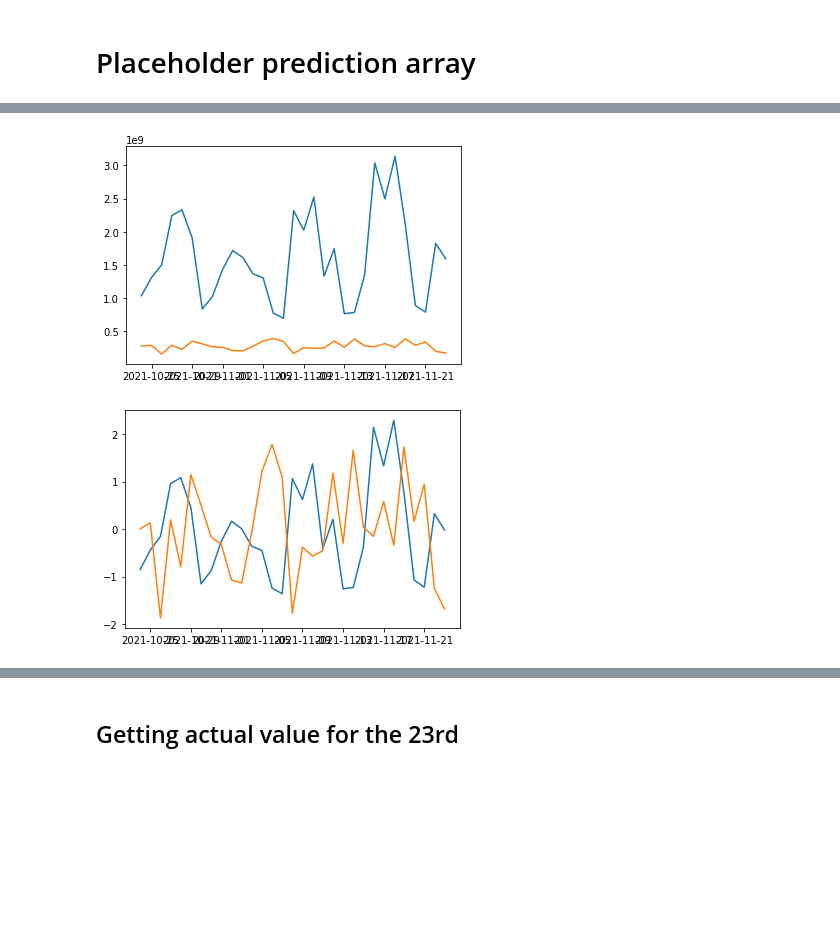
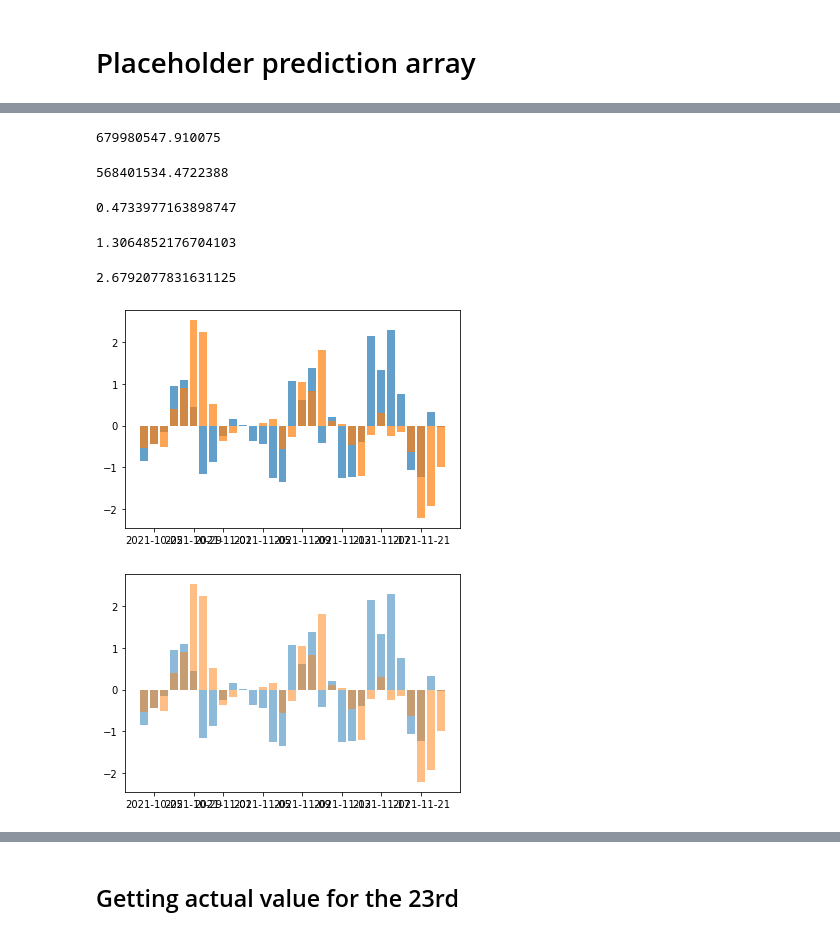
Before and after one commit to michelangelo89/btc_sent_fc, a Jupyter notebook: notebooks/ss_post_proc.ipynb, the cells around one changed output, grey strips where cells are left out. Drawn from its saved outputs; the diff is of its cells as text; code cells hidden in the pictures; blank space fills up the shorter version.

```diff
--- a/notebooks/ss_post_proc.ipynb
+++ b/notebooks/ss_post_proc.ipynb
@@ -391,8 +534,13 @@ predict_placeholder.to_csv(
+# %%
+reverse = pd.Series(reversed(pred_mape_2["volume_pred"]))#
+reverse.index = pred_mape_2.index
+# %%
+pred_mape_2["volume_pred"] = reverse
 # %%
-predict_placeholder["pred_norm"] = (predict_placeholder["volume_pred"] -
-        np.mean(predict_placeholder["volume_pred"])) / np.std(
-            predict_placeholder["volume_pred"])
+pred_mape_2["pred_norm"] = (pred_mape_2["volume_pred"] -
+        np.mean(pred_mape_2["volume_pred"])) / np.std(
+            pred_mape_2["volume_pred"])
 # %%
-predict_placeholder["actual_norm"] = (predict_placeholder["volume_actual"] -
-          np.mean(predict_placeholder["volume_actual"])) / np.std(
-              predict_placeholder["volume_actual"])
+pred_mape_2["actual_norm"] = (pred_mape_2["volume_actual"] -
+          np.mean(pred_mape_2["volume_actual"])) / np.std(
+              pred_mape_2["volume_actual"])
@@ -399,12 +581,32 @@ predict_placeholder["actual_norm"] = (predict_placeholder["volume_actual"] -
+# %%
+np.sqrt(mse(pred_mape_2["volume_actual"], pred_mape_2["volume_pred"]))
+# %% [output]
+679980547.910075
+# %%
+mae(pred_mape_2["volume_actual"], pred_mape_2["volume_pred"])
+# %% [output]
+568401534.4722388
+# %%
+mape(pred_mape_2["volume_actual"], pred_mape_2["volume_pred"])
+# %% [output]
+0.4733977163898747
+# %%
+np.sqrt(mse(pred_mape_2["actual_norm"], pred_mape_2["pred_norm"]))
+# %% [output]
+1.3064852176704103
+# %%
+mape(pred_mape_2["actual_norm"], pred_mape_2["pred_norm"])
+# %% [output]
+2.6792077831631125
 # %%
-plt.plot(predict_placeholder["volume_actual"])
-plt.plot(predict_placeholder["volume_pred"])
+plt.bar(predict_placeholder.index, pred_mape_2["actual_norm"], alpha = 0.7)
+plt.bar(predict_placeholder.index, pred_mape_2["pred_norm"], alpha = 0.7)
 plt.show()
 # %% [output]
-[figure, old version]
+[figure, new version]
 # %%
-plt.plot(actual)
-plt.plot(pred)
+plt.bar(pred_mape_2.index, pred_mape_2["actual_norm"], alpha = 0.5)
+plt.bar(pred_mape_2.index, pred_mape_2["pred_norm"], alpha = 0.5)
 plt.show()
 # %% [output]
-[figure, old version]
+[figure, new version]
```
Also changed, not shown: parts of 71 cells of this notebook, 3 other files.
